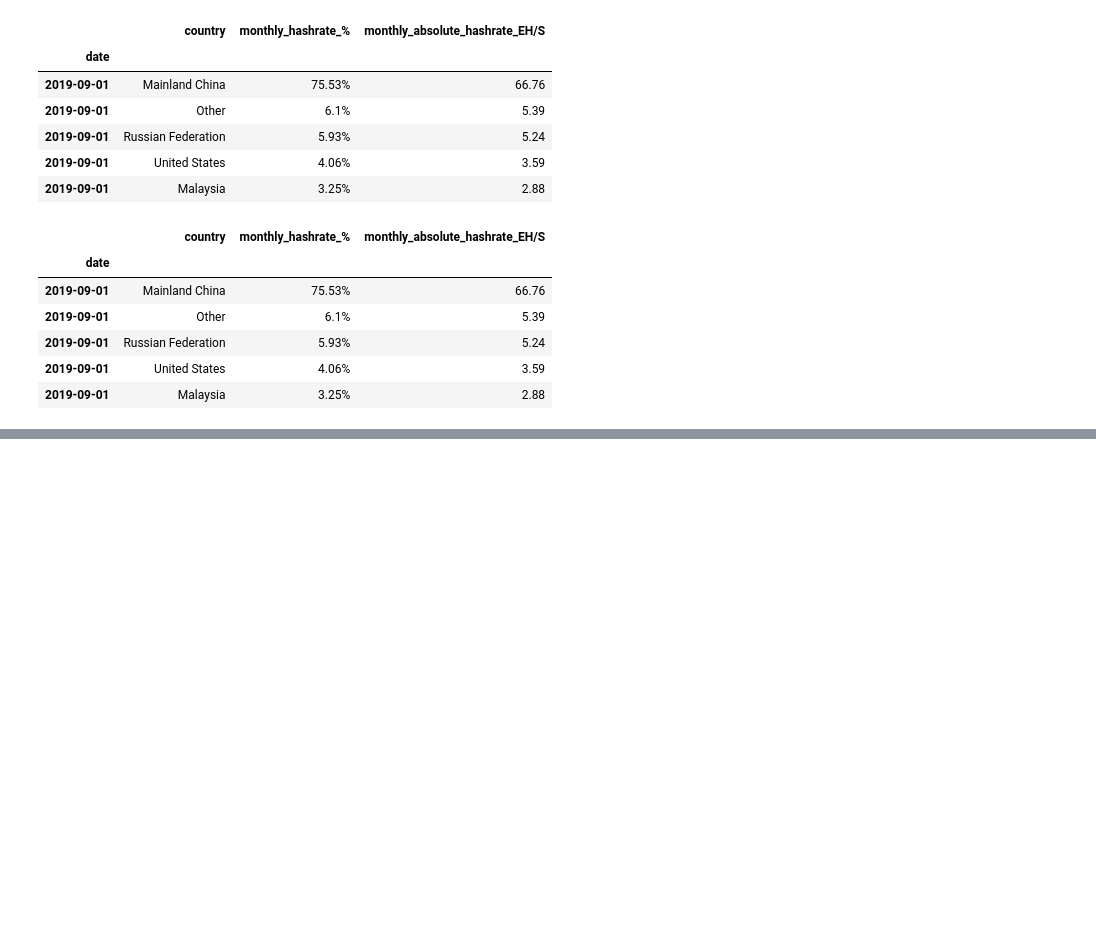
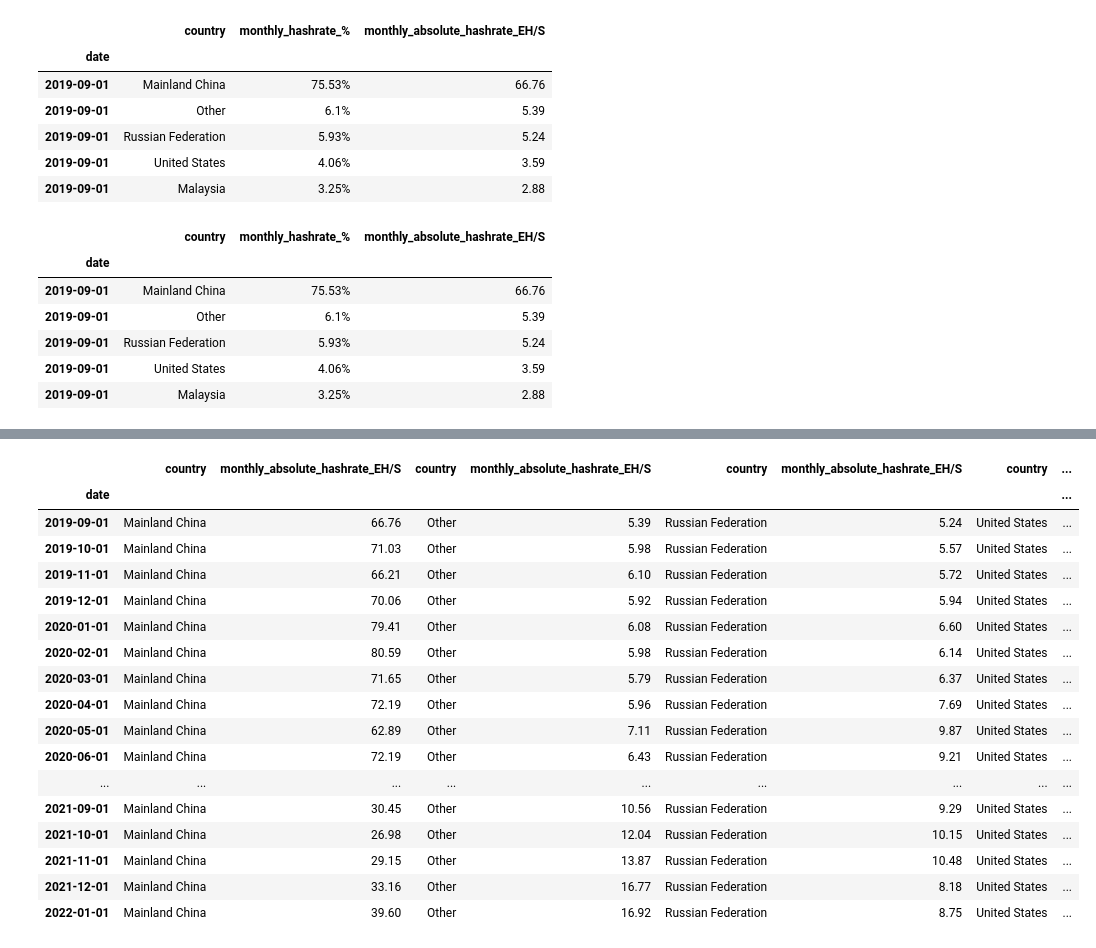
Before and after one commit to Mccalabrese/Bitcoin-Hashrate-simulations-MonteCarlo, a Jupyter notebook: Project8.ipynb, the cells around one changed output, grey strips where cells are left out. Saved outputs shown, nothing was run; the diff lists cells and outputs as text; code cells hidden in the pictures; blank space fills up the shorter version.

```diff
--- a/Project8.ipynb
+++ b/Project8.ipynb
@@ -199,0 +225,22 @@ df_simulated_returns.head()
+# %%
+combined_df_2 = pd.concat([hash_df_China, hash_df_Other, hash_df_Russia, hash_df_US, hash_df_Malaysia, hash_df_Iran, hash_df_Kazakhstan, hash_df_Canada, hash_df_Germany, hash_df_Ireland], axis="columns", join="outer")
+combined_df_2.head(40)
+# %% [output]
+|  | country | monthly_absolute_hashrate_EH/S | country | monthly_absolute_hashrate_EH/S | country | monthly_absolute_hashrate_EH/S | country | ... |
+| date |  |  |  |  |  |  |  | ... |
+| 2019-09-01 | Mainland China | 66.76 | Other | 5.39 | Russian Federation | 5.24 | United States | ... |
+| 2019-10-01 | Mainland China | 71.03 | Other | 5.98 | Russian Federation | 5.57 | United States | ... |
+| 2019-11-01 | Mainland China | 66.21 | Other | 6.10 | Russian Federation | 5.72 | United States | ... |
+| 2019-12-01 | Mainland China | 70.06 | Other | 5.92 | Russian Federation | 5.94 | United States | ... |
+| 2020-01-01 | Mainland China | 79.41 | Other | 6.08 | Russian Federation | 6.60 | United States | ... |
+| 2020-02-01 | Mainland China | 80.59 | Other | 5.98 | Russian Federation | 6.14 | United States | ... |
+| 2020-03-01 | Mainland China | 71.65 | Other | 5.79 | Russian Federation | 6.37 | United States | ... |
+| 2020-04-01 | Mainland China | 72.19 | Other | 5.96 | Russian Federation | 7.69 | United States | ... |
+| 2020-05-01 | Mainland China | 62.89 | Other | 7.11 | Russian Federation | 9.87 | United States | ... |
+| 2020-06-01 | Mainland China | 72.19 | Other | 6.43 | Russian Federation | 9.21 | United States | ... |
+| ... | ... | ... | ... | ... | ... | ... | ... | ... |
+| 2021-09-01 | Mainland China | 30.45 | Other | 10.56 | Russian Federation | 9.29 | United States | ... |
+| 2021-10-01 | Mainland China | 26.98 | Other | 12.04 | Russian Federation | 10.15 | United States | ... |
+| 2021-11-01 | Mainland China | 29.15 | Other | 13.87 | Russian Federation | 10.48 | United States | ... |
+| 2021-12-01 | Mainland China | 33.16 | Other | 16.77 | Russian Federation | 8.18 | United States | ... |
+| 2022-01-01 | Mainland China | 39.60 | Other | 16.92 | Russian Federation | 8.75 | United States | ... |
```
Also changed, not shown: parts of 13 cells of this notebook.
